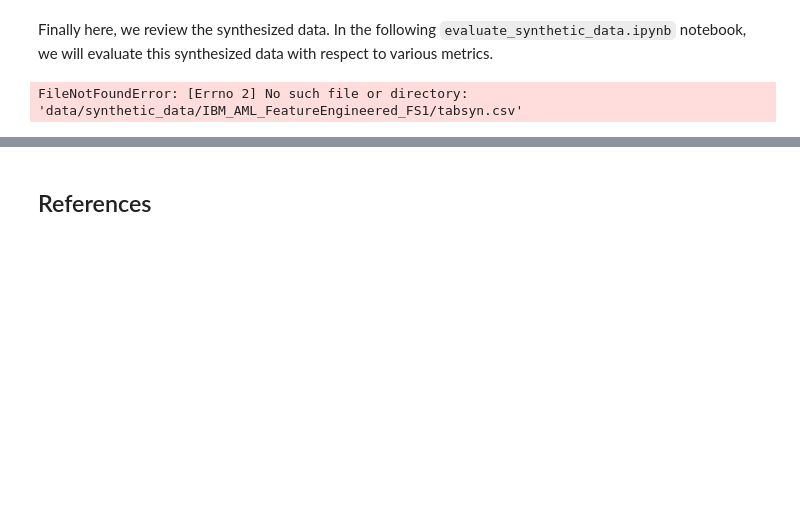
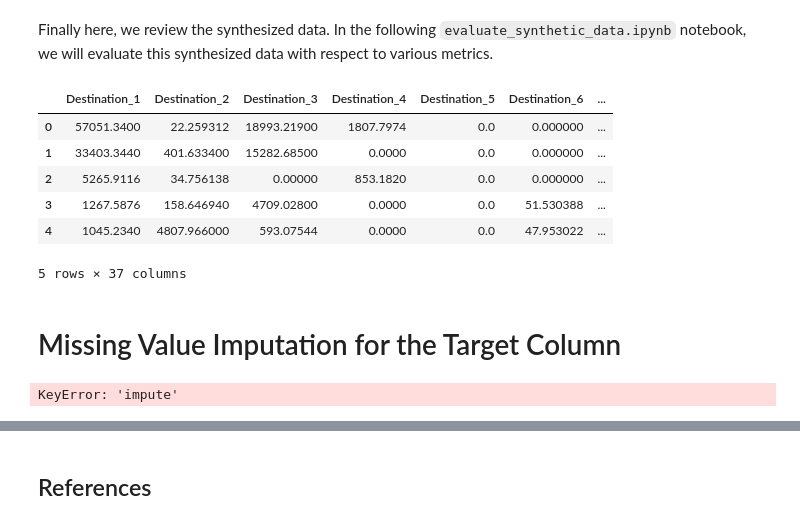
Before and after one commit to ahmabboud/difussion_bootcamp, a Jupyter notebook: deloitte_team/single_table_synthesis/tabsyn_aml_implementation_FS1.ipynb, the cells around one changed output, grey strips where cells are left out. Drawn from its saved outputs; the diff is of its cells as text; code cells hidden in the pictures; blank space fills up the shorter version.

```diff
--- a/deloitte_team/single_table_synthesis/tabsyn_aml_implementation_FS1.ipynb
+++ b/deloitte_team/single_table_synthesis/tabsyn_aml_implementation_FS1.ipynb
@@ -691,8 +718,14 @@ train_z.shape[0],train_z.shape[1]
 Finally here, we review the synthesized data. In the following `evaluate_synthetic_data.ipynb` notebook, we will evaluate this synthesized data with respect to various metrics.
 # %%
 df = pd.read_csv(os.path.join(SYNTH_DATA_DIR, DATA_NAME, "tabsyn.csv"))
-
-# Display the first few rows of the DataFrame
-visualize_default(df).head(10)
+df.head()
 # %% [output]
+|  | Destination_1 | Destination_2 | Destination_3 | Destination_4 | Destination_5 | Destination_6 | ... |
+| 0 | 57051.3400 | 22.259312 | 18993.21900 | 1807.7974 | 0.0 | 0.000000 | ... |
+| 1 | 33403.3440 | 401.633400 | 15282.68500 | 0.0000 | 0.0 | 0.000000 | ... |
+| 2 | 5265.9116 | 34.756138 | 0.00000 | 853.1820 | 0.0 | 0.000000 | ... |
+| 3 | 1267.5876 | 158.646940 | 4709.02800 | 0.0000 | 0.0 | 51.530388 | ... |
+| 4 | 1045.2340 | 4807.966000 | 593.07544 | 0.0000 | 0.0 | 47.953022 | ... |
-FileNotFoundError: [Errno 2] No such file or directory: 'data/synthetic_data/IBM_AML_FeatureEngineered_FS1/tabsyn.csv'
+5 rows × 37 columns
+# %% [markdown]
+# Missing Value Imputation for the Target Column
@@ -698,0 +756,9 @@ FileNotFoundError: [Errno 2] No such file or directory: 'data/synthetic_data/IBM
+# %%
+# Change that path to your local modal path to impute
+MODEL_PATH = os.path.join(MODEL_PATH, DATA_NAME)   #"/deloitte_team/single_table_synthesis/models/tabsyn/IBM_AML_FeatureEngineered_FS1"
+IMPUTE_PATH = "impute/tabsyn"
+
+device = torch.device("cuda" if torch.cuda.is_available() else "cpu")
+impute(dataname, PROCESSED_DATA_DIR, INFO_PATH, MODEL_PATH, IMPUTE_PATH, device)
+# %% [output]
+KeyError: 'impute'
```
Also changed, not shown: parts of 25 cells of this notebook, 7 other files.
